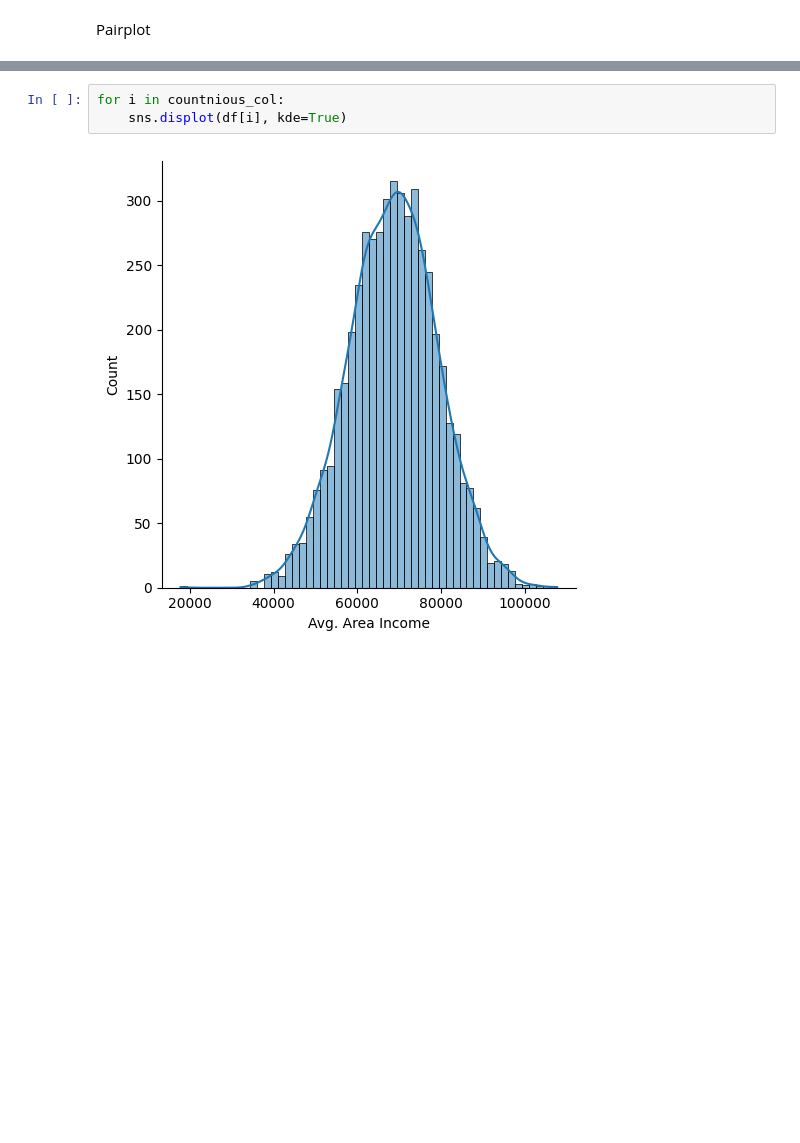
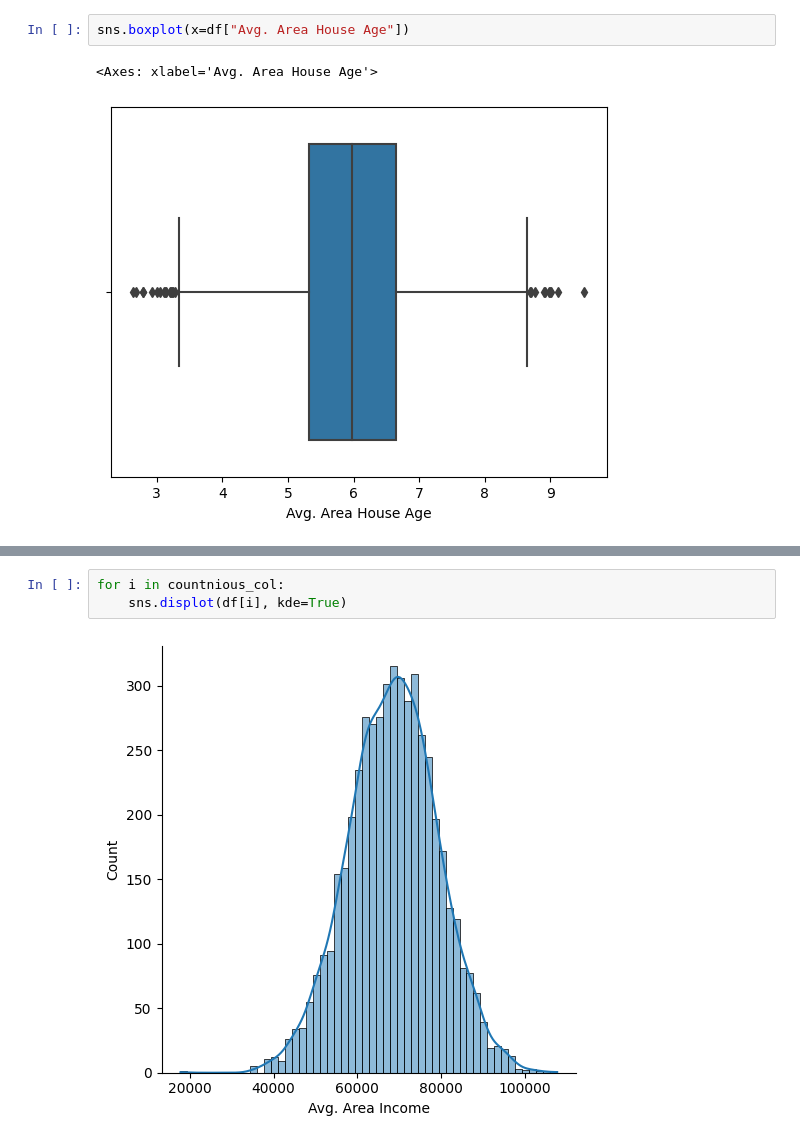
Before and after one commit to user3719431/data_analysis, a Jupyter notebook: lab1/lab1.ipynb, the cells around one changed output, grey strips where cells are left out. Drawn from its saved outputs; the diff is of its cells as text; blank space fills up the shorter version.

```diff
--- a/lab1/lab1.ipynb
+++ b/lab1/lab1.ipynb
@@ -82,2 +72,5 @@ df.boxplot(by ='Price', column = ['Area Population'], grid = False)
-# %% [markdown]
-Pairplot
+# %%
+sns.boxplot(x=df["Avg. Area House Age"])
+# %% [output]
+<Axes: xlabel='Avg. Area House Age'>
+[figure, added]
```
Also changed, not shown: parts of 30 cells of this notebook, 1 other file.
